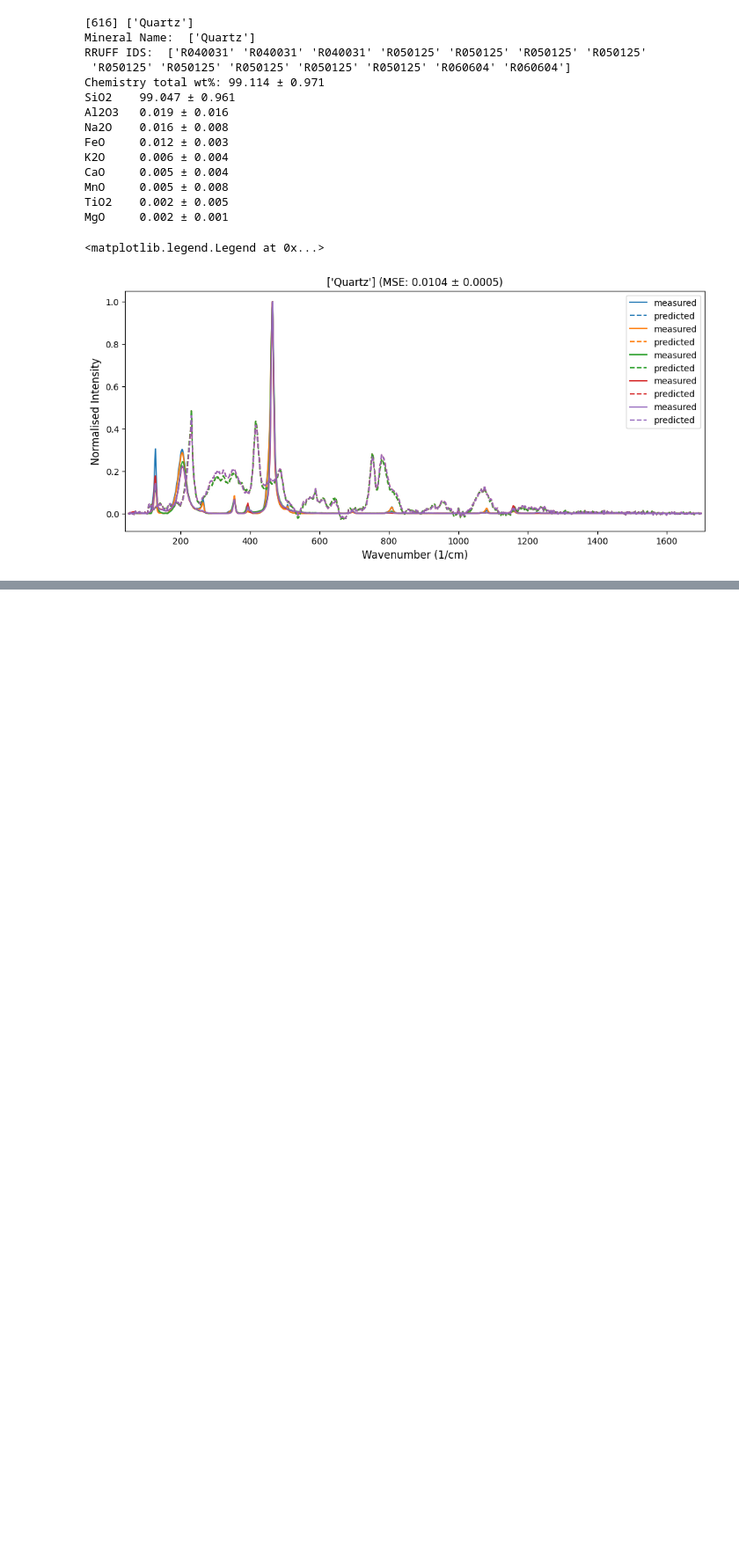
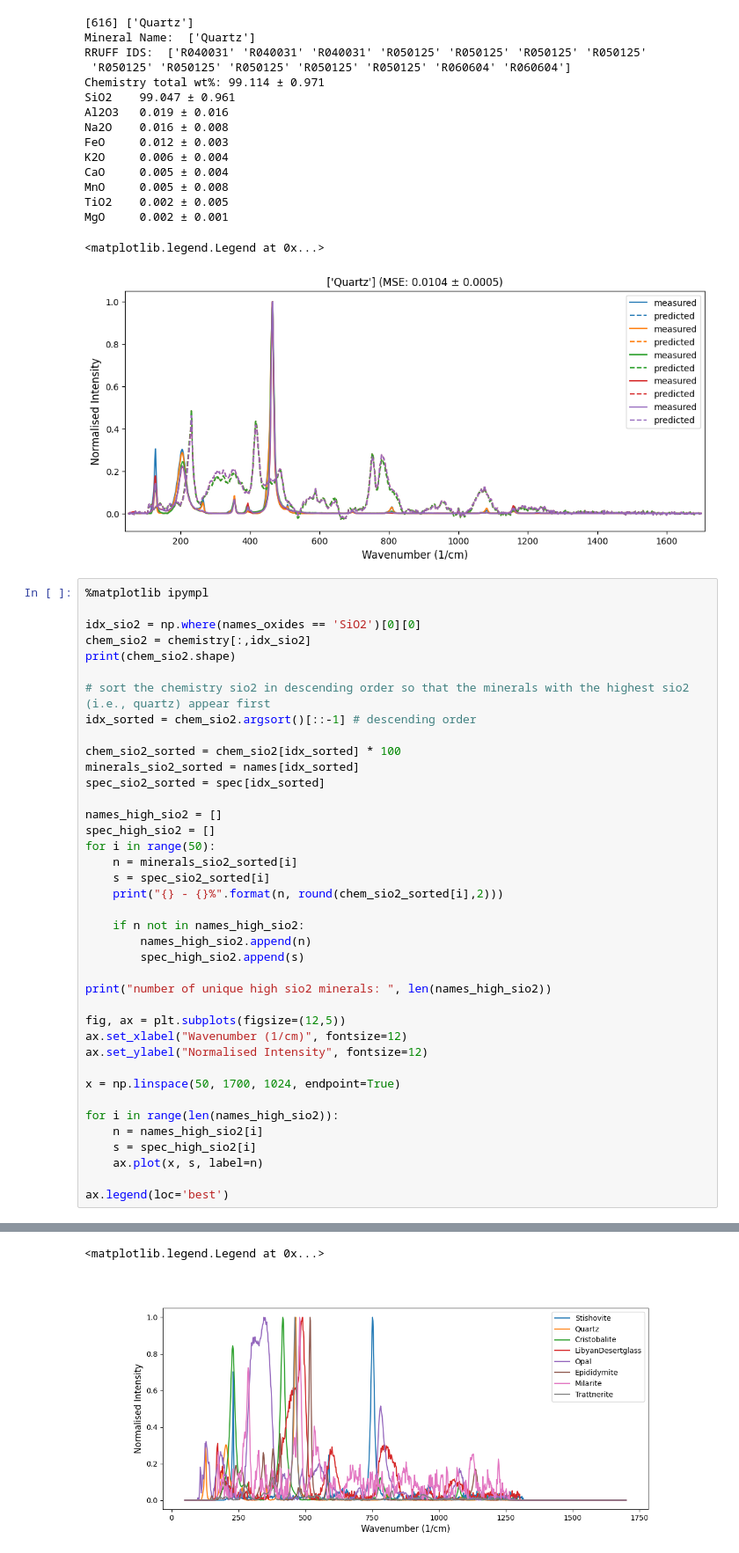
Before and after one commit to dvanhoesen/raman_prediction, a Jupyter notebook: investigate_predicted_spectra.ipynb, the cells around one changed output, grey strips where cells are left out. Shown: that part at 88% size. Drawn from its saved outputs; the diff is of its cells as text; blank space fills up the shorter version.

```diff
--- a/investigate_predicted_spectra.ipynb
+++ b/investigate_predicted_spectra.ipynb
@@ -192,3 +196,43 @@ TiO2    0.002 ± 0.005
 MgO     0.002 ± 0.001
 <matplotlib.legend.Legend at 0x...>
 [figure]
+# %%
+%matplotlib ipympl
+
+idx_sio2 = np.where(names_oxides == 'SiO2')[0][0]
+chem_sio2 = chemistry[:,idx_sio2]
+print(chem_sio2.shape)
+
+# sort the chemistry sio2 in descending order so that the minerals with the highest sio2 (i.e., quartz) appear first
+idx_sorted = chem_sio2.argsort()[::-1] # descending order
+
+chem_sio2_sorted = chem_sio2[idx_sorted] * 100
+minerals_sio2_sorted = names[idx_sorted]
+spec_sio2_sorted = spec[idx_sorted]
+
+names_high_sio2 = []
+spec_high_sio2 = []
+for i in range(50):
+    n = minerals_sio2_sorted[i]
+    s = spec_sio2_sorted[i]
+    print("{} - {}%".format(n, round(chem_sio2_sorted[i],2)))
+
+    if n not in names_high_sio2:
+        names_high_sio2.append(n)
+        spec_high_sio2.append(s)
+
+print("number of unique high sio2 minerals: ", len(names_high_sio2))
+
+fig, ax = plt.subplots(figsize=(12,5))
+ax.set_xlabel("Wavenumber (1/cm)", fontsize=12)
+ax.set_ylabel("Normalised Intensity", fontsize=12)
+
+x = np.linspace(50, 1700, 1024, endpoint=True)
+
+for i in range(len(names_high_sio2)):
+    n = names_high_sio2[i]
+    s = spec_high_sio2[i]
+    ax.plot(x, s, label=n)
+
+ax.legend(loc='best')
+# %% [output]
@@ -194,0 +256,2 @@ MgO     0.002 ± 0.001
+<matplotlib.legend.Legend at 0x...>
+[figure, added]
```
Also changed, not shown: parts of 3 cells of this notebook, 13 other files.
